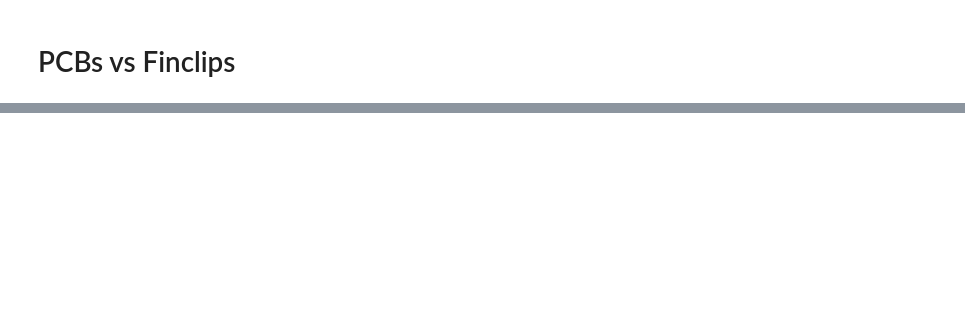
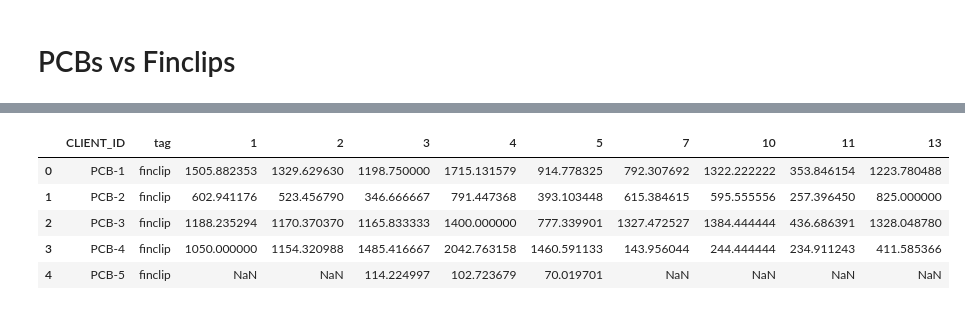
Before and after one commit to amirmtaghizadegan/Sturgeon, a Jupyter notebook: finclips.ipynb, the cells around one changed output, grey strips where cells are left out. Saved outputs shown, nothing was run; the diff lists cells and outputs as text; code cells hidden in the pictures; blank space fills up the shorter version.

```diff
--- a/finclips.ipynb
+++ b/finclips.ipynb
@@ -224,5 +371,13 @@ pcb_table.head()
 # %%
 pcb_table.drop(index = pcb_table.index[pcb_table.CLIENT_ID.str.contains('Total', case = False)], inplace=True)
+pcb_table.drop(index = pcb_table.index[pcb_table.CLIENT_ID.str.contains('Decachloro Biphenyl', case = False)], inplace=True)
 pcb_table.drop(index = pcb_table.index[pcb_table.CLIENT_ID.str.contains('Lipid', case = False)], inplace = True)
 pcb_table.head()
+# %% [output]
+|  | CLIENT_ID | tag | 1 | 2 | 3 | 4 | 5 | 7 | 10 | 11 | 13 |
+| 0 | PCB-1 | finclip | 1505.882353 | 1329.629630 | 1198.750000 | 1715.131579 | 914.778325 | 792.307692 | 1322.222222 | 353.846154 | 1223.780488 |
+| 1 | PCB-2 | finclip | 602.941176 | 523.456790 | 346.666667 | 791.447368 | 393.103448 | 615.384615 | 595.555556 | 257.396450 | 825.000000 |
+| 2 | PCB-3 | finclip | 1188.235294 | 1170.370370 | 1165.833333 | 1400.000000 | 777.339901 | 1327.472527 | 1384.444444 | 436.686391 | 1328.048780 |
+| 3 | PCB-4 | finclip | 1050.000000 | 1154.320988 | 1485.416667 | 2042.763158 | 1460.591133 | 143.956044 | 244.444444 | 234.911243 | 411.585366 |
+| 4 | PCB-5 | finclip | NaN | NaN | 114.224997 | 102.723679 | 70.019701 | NaN | NaN | NaN | NaN |
 # %%
```
Also changed, not shown: parts of 13 cells of this notebook.
